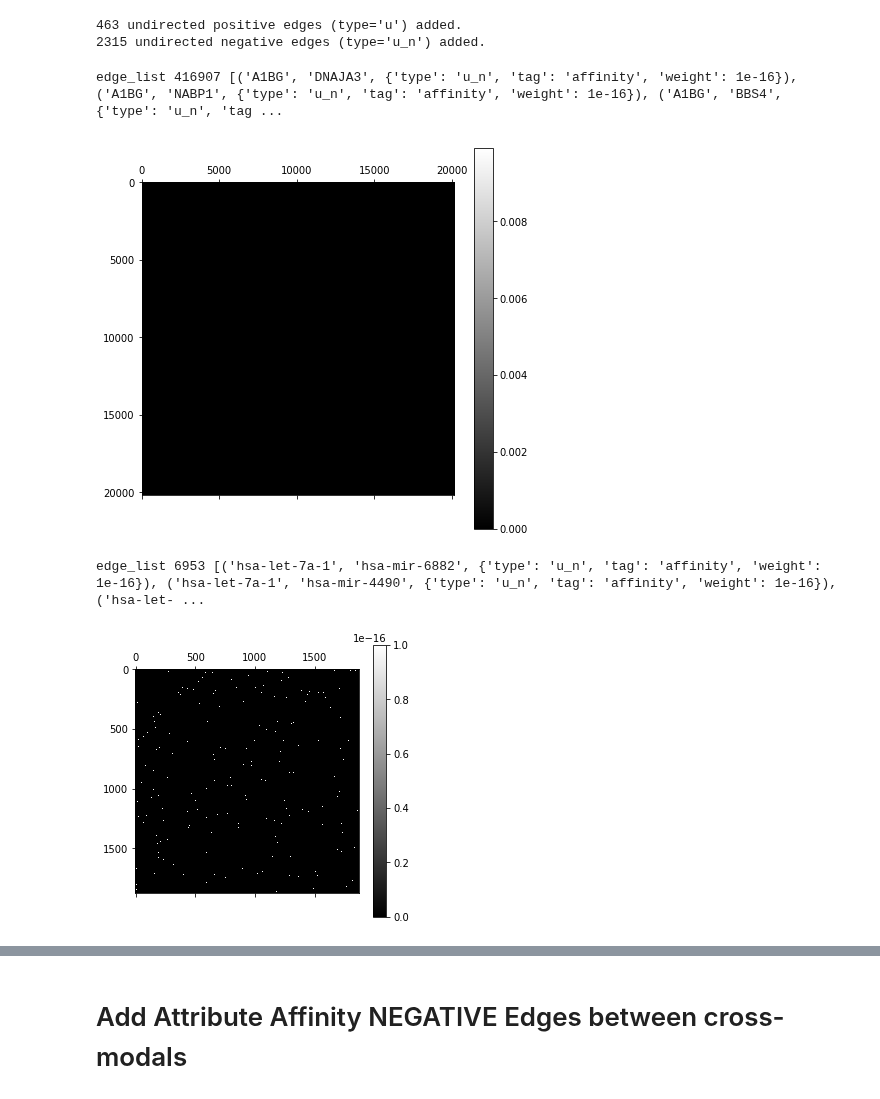
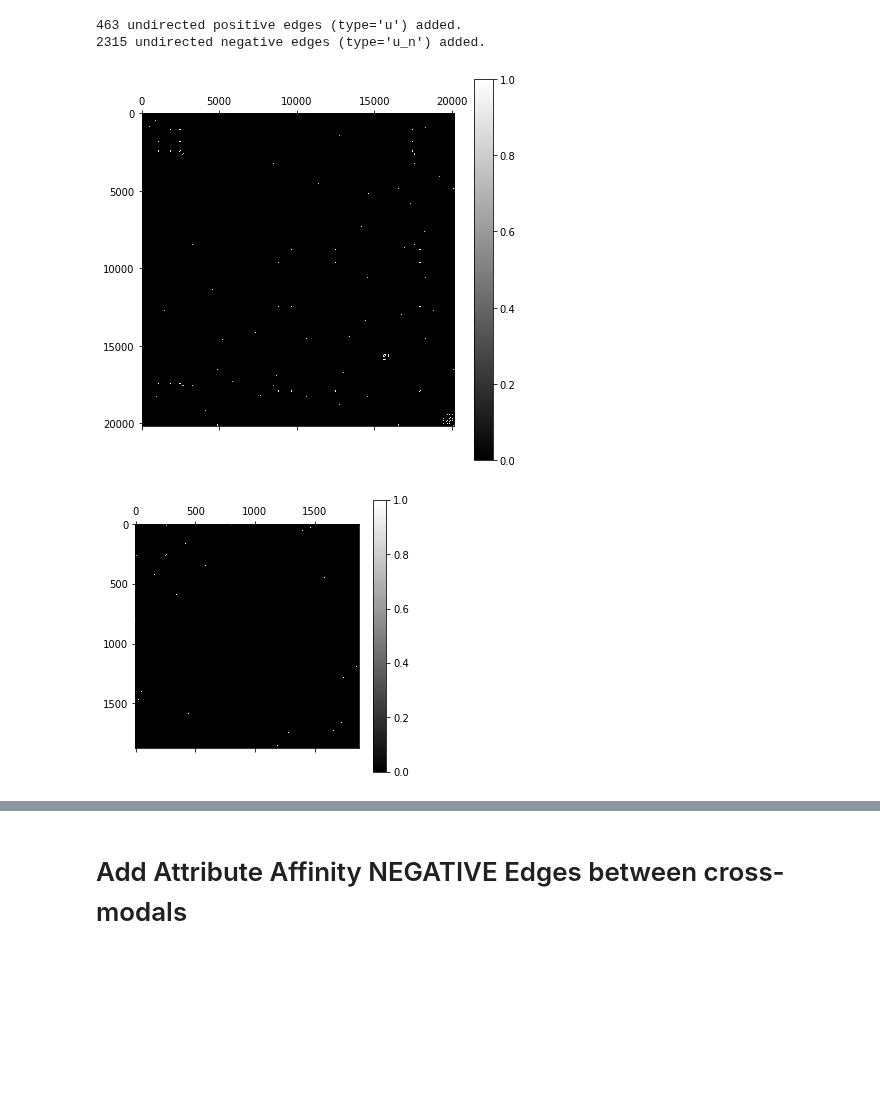
Before and after one commit to JonnyTran/MultiOmicsGraphEmbedding, a Jupyter notebook: miRNA-mRNA Load Heterogeneous Graph.ipynb, the cells around one changed output, grey strips where cells are left out. Saved outputs shown, nothing was run; the diff lists cells and outputs as text; code cells hidden in the pictures; blank space fills up the shorter version.

```diff
--- a/miRNA-mRNA Load Heterogeneous Graph.ipynb
+++ b/miRNA-mRNA Load Heterogeneous Graph.ipynb
@@ -28,7 +28,7 @@ from moge.network.omics_distance import *
 folder_path = "/data/datasets/Bioinformatics_ExternalData/tcga-assembler/LUAD/"
 external_data_path = "/data/datasets/Bioinformatics_ExternalData/"
 luad_data = MultiOmicsData(cancer_type="LUAD", tcga_data_path=folder_path, external_data_path=external_data_path,
-                           import_sequences="multi", replace_U2T=True,
+                           import_sequences="longest", replace_U2T=True,
                            modalities=[\
                                        "GE",
                                        "MIR",
@@ -152,9 +152,9 @@ matrix_heatmap(np.array(affinity<0.01, dtype=float))
 # Heterogeneous Network
 # %%
 import pickle
-with open('moge/data/luad_data_shortest.pickle', 'rb') as file:
-    luad_data = pickle.load(file)
-#     pickle.dump(luad_data, file)
+with open('moge/data/luad_data_longest.pickle', 'wb') as file:
+#     luad_data = pickle.load(file)
+    pickle.dump(luad_data, file)
 # %%
 from moge.network.heterogeneous_network import HeterogeneousNetwork
 
@@ -304,15 +304,13 @@ Dice distance
 463 undirected positive edges (type='u') added.
 2315 undirected negative edges (type='u_n') added.
 # %%
-matrix_heatmap(network.get_adjacency_matrix(edge_types=["u_n"], node_list=network.nodes["GE"]).todense(),
+matrix_heatmap(network.get_adjacency_matrix(edge_types=["u"], node_list=network.nodes["GE"]).todense(),
               figsize=(7,7))
 # %% [output]
-edge_list 416907 [('A1BG', 'DNAJA3', {'type': 'u_n', 'tag': 'affinity', 'weight': 1e-16}), ('A1BG', 'NABP1', {'type': 'u_n', 'tag': 'affinity', 'weight': 1e-16}), ('A1BG', 'BBS4', {'type': 'u_n', 'tag ...
-[figure, old version]
+[figure, new version]
 # %%
-matrix_heatmap(network.get_adjacency_matrix(edge_types=["u_n"], node_list=network.nodes["MIR"]).todense(),
+matrix_heatmap(network.get_adjacency_matrix(edge_types=["u"], node_list=network.nodes["MIR"]).todense(),
               figsize=(5,5))
 # %% [output]
-edge_list 6953 [('hsa-let-7a-1', 'hsa-mir-6882', {'type': 'u_n', 'tag': 'affinity', 'weight': 1e-16}), ('hsa-let-7a-1', 'hsa-mir-4490', {'type': 'u_n', 'tag': 'affinity', 'weight': 1e-16}), ('hsa-let- ...
-[figure, old version]
+[figure, new version]
 # %%
```
Also changed, not shown: parts of 19 cells of this notebook, 2 other files.
